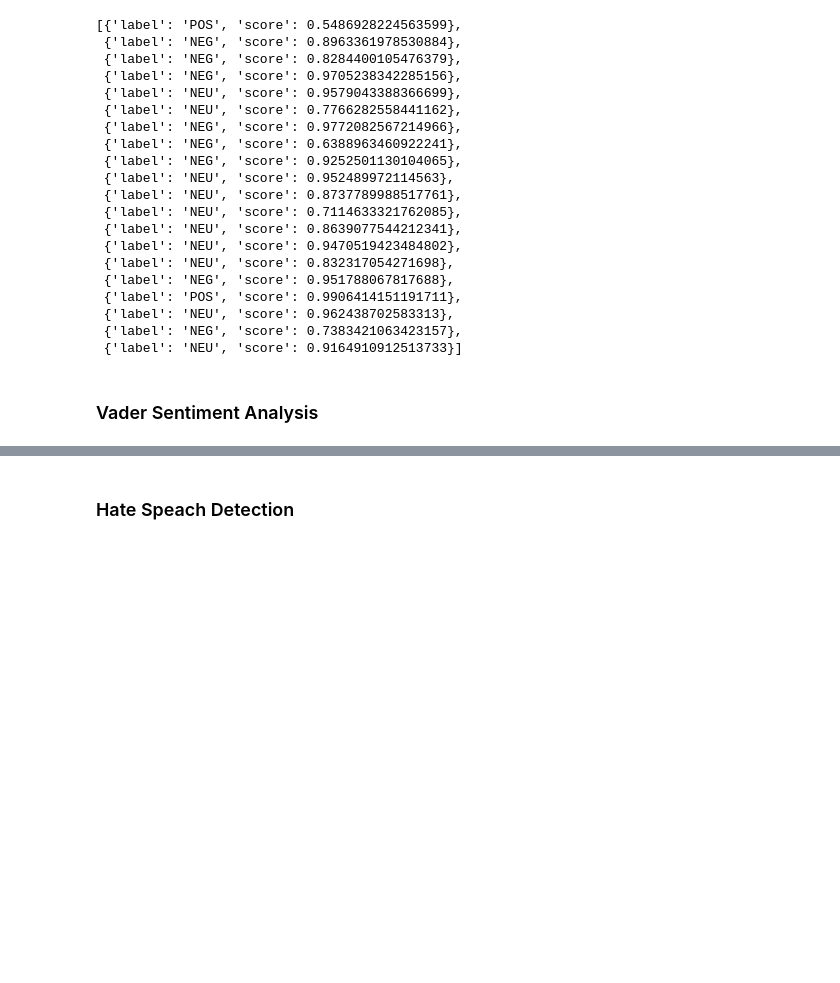
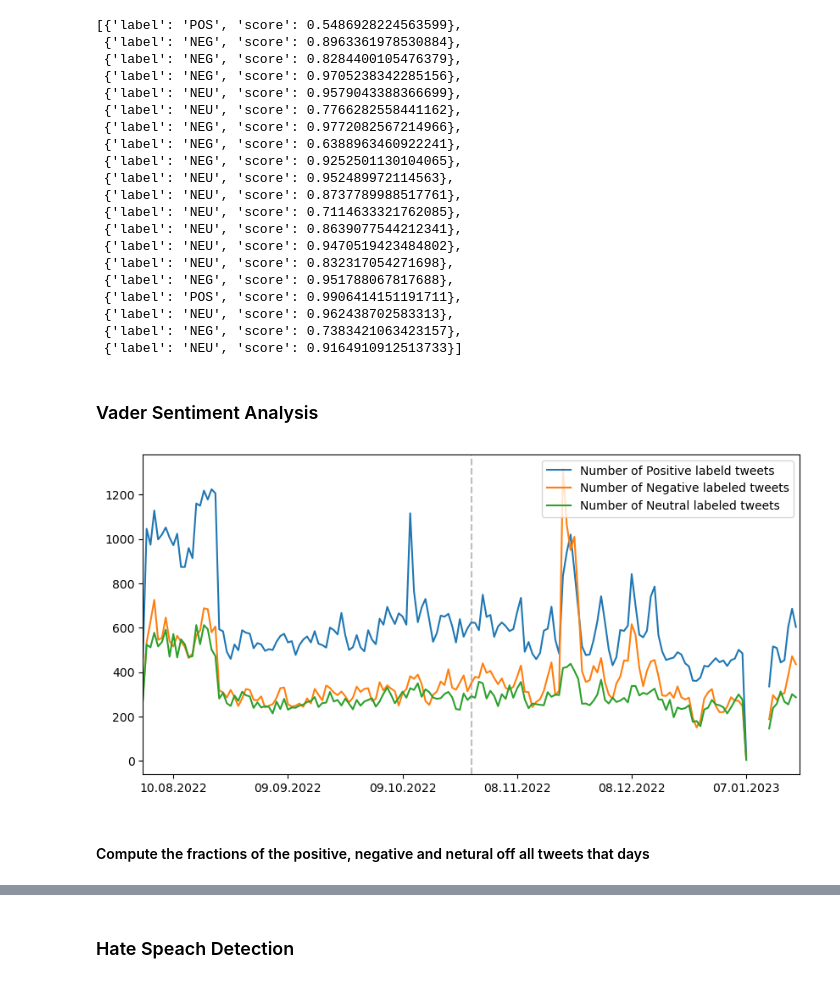
Before and after one commit to mdeppner/lgbtq-twitter-analysis, a Jupyter notebook: lgbtq_tweet_analysis.ipynb, the cells around one changed output, grey strips where cells are left out. Drawn from its saved outputs; the diff is of its cells as text; code cells hidden in the pictures; blank space fills up the shorter version.

Commit message:
Vader Sentiment Analysis and add Regression plots

```diff
--- a/lgbtq_tweet_analysis.ipynb
+++ b/lgbtq_tweet_analysis.ipynb
@@ -720,3 +681,12 @@ sentiment_dict_tweet_model
  {'label': 'NEU', 'score': 0.9164910912513733}]
 # %% [markdown]
 ### Vader Sentiment Analysis
+# %%
+tweets_text_clean = df_processed['processed_text_no_emojis'].to_numpy()
+# %%
+vader_sentiment_analyzer = SentimentIntensityAnalyzer()
+
+sentiment_list = []
+for tweet in tweets_text_clean:
+    sentiment_dict = vader_sentiment_analyzer.polarity_scores(tweet)
+    sentiment_list.append(sentiment_dict)
@@ -722,0 +715,7 @@ sentiment_dict_tweet_model
+# %%
+# Create new columns in the processed datframe for the results of the VADER sentiment analysis
+df_processed = df_processed.assign(vader_positive = positive_values)
+df_processed = df_processed.assign(vader_negative = negative_values)
+df_processed = df_processed.assign(vader_neutral = neutral_values)
+df_processed = df_processed.assign(vader_compound = compound_values)
+df_processed = df_processed.assign(vader_label = labels)
@@ -722,0 +747,26 @@ sentiment_dict_tweet_model
+# %%
+import matplotlib.dates as mdates
+
+
+date_index = startdates_all
+
+plt.figure(figsize=(10, 5), dpi=100)
+
+plt.plot(date_index, positive_per_day, label='Number of Positive labeld tweets')
+plt.plot(date_index, negative_per_day, label='Number of Negative labeled tweets')
+plt.plot(date_index, neutral_per_day, label='Number of Neutral labeled tweets')
+
+# set the tick locations and labels
+plt.gca().xaxis.set_major_locator(mdates.DayLocator(interval=30))
+plt.gca().xaxis.set_major_formatter(mdates.DateFormatter('%d.%m.%Y'))
+plt.xlim(startdates_all[0], enddates_all[-1])
+
+# Add a vertical line to mark the date of acquisition
+plt.axvline(x=date_of_acquisition,color='gray',linestyle='--',alpha=0.5)
+
+plt.legend(loc='upper right')
+plt.show()
+# %% [output]
+[figure, added]
+# %% [markdown]
+#### Compute the fractions of the positive, negative and netural off all tweets that days
```
Also changed, not shown: parts of 23 cells of this notebook.
